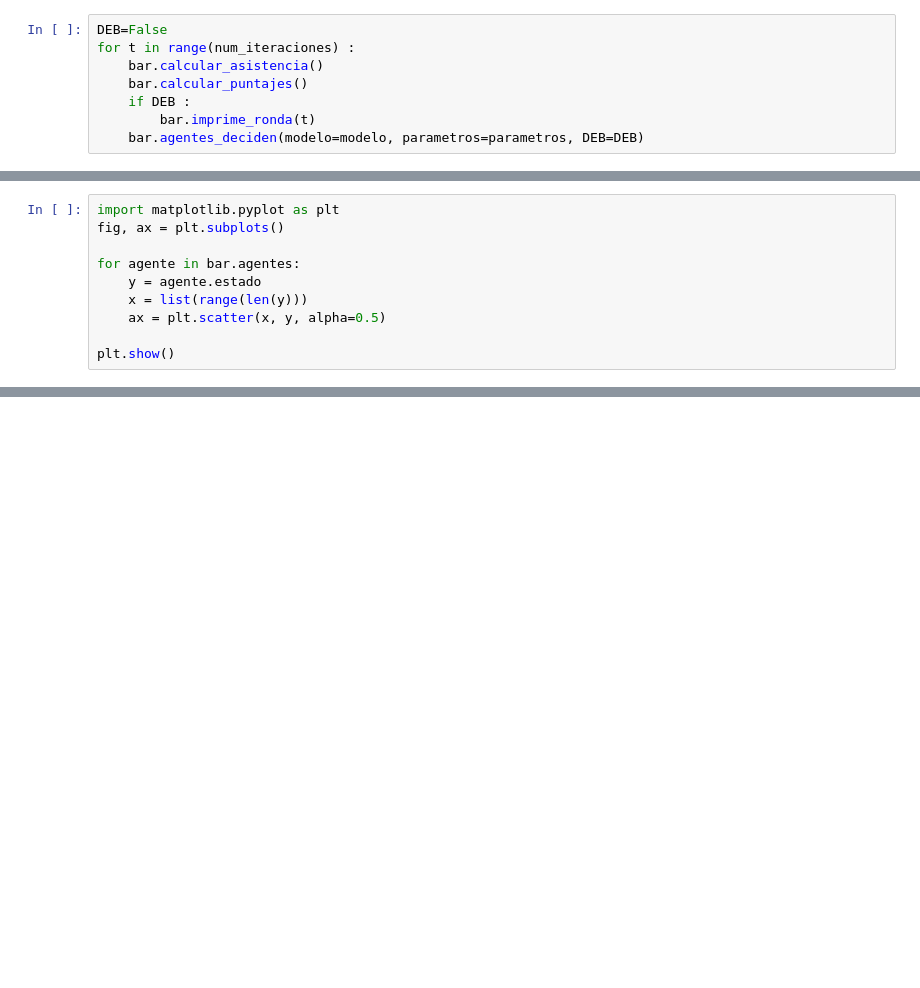
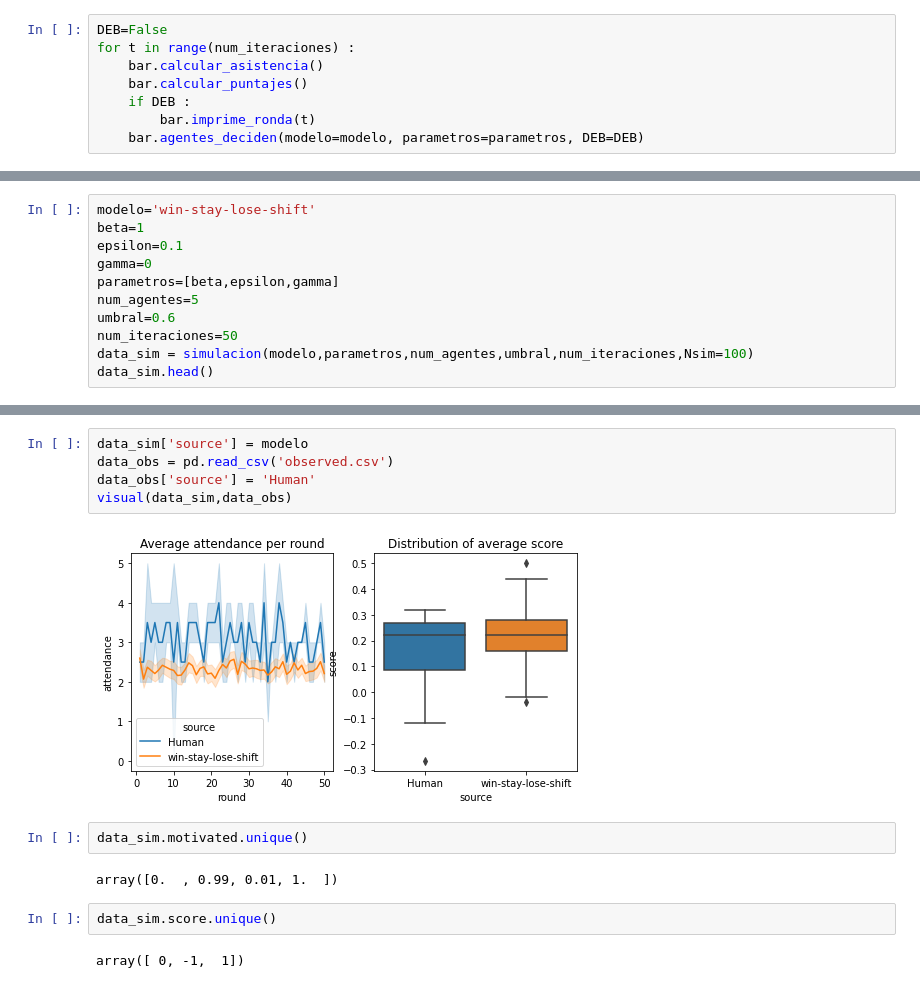
Before and after one commit to Slendercoder/SemilleroMSFS, a Jupyter notebook: Notebooks/ElFarol - rw.ipynb, the cells around one changed output, grey strips where cells are left out. Drawn from its saved outputs; the diff is of its cells as text; blank space fills up the shorter version.

```diff
--- a/Notebooks/ElFarol - rw.ipynb
+++ b/Notebooks/ElFarol - rw.ipynb
@@ -214,10 +265,0 @@ data['asistencia'].plot()
-# %%
-import matplotlib.pyplot as plt
-fig, ax = plt.subplots()
-
-for agente in bar.agentes:
-    y = agente.estado
-    x = list(range(len(y)))
-    ax = plt.scatter(x, y, alpha=0.5)
-
-plt.show()
@@ -225,0 +300,11 @@ plt.show()
+# %%
+modelo='win-stay-lose-shift'
+beta=1
+epsilon=0.1
+gamma=0
+parametros=[beta,epsilon,gamma]
+num_agentes=5
+umbral=0.6
+num_iteraciones=50
+data_sim = simulacion(modelo,parametros,num_agentes,umbral,num_iteraciones,Nsim=100)
+data_sim.head()
@@ -225,0 +318,15 @@ plt.show()
+# %%
+data_sim['source'] = modelo
+data_obs = pd.read_csv('observed.csv')
+data_obs['source'] = 'Human'
+visual(data_sim,data_obs)
+# %% [output]
+[figure, added]
+# %%
+data_sim.motivated.unique()
+# %% [output]
+array([0.  , 0.99, 0.01, 1.  ])
+# %%
+data_sim.score.unique()
+# %% [output]
+array([ 0, -1,  1])
```
Also changed, not shown: parts of 14 cells of this notebook, 3 other files.
